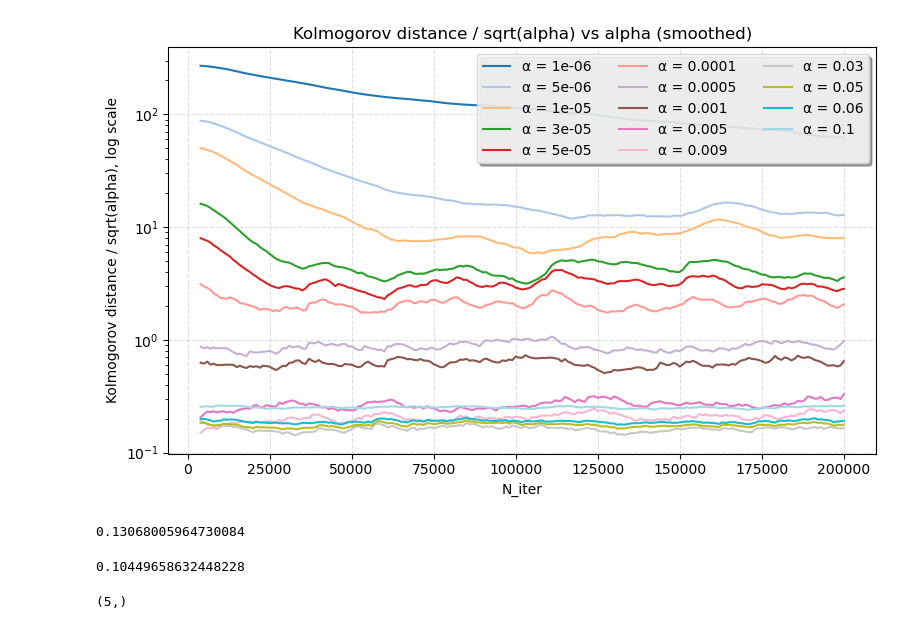
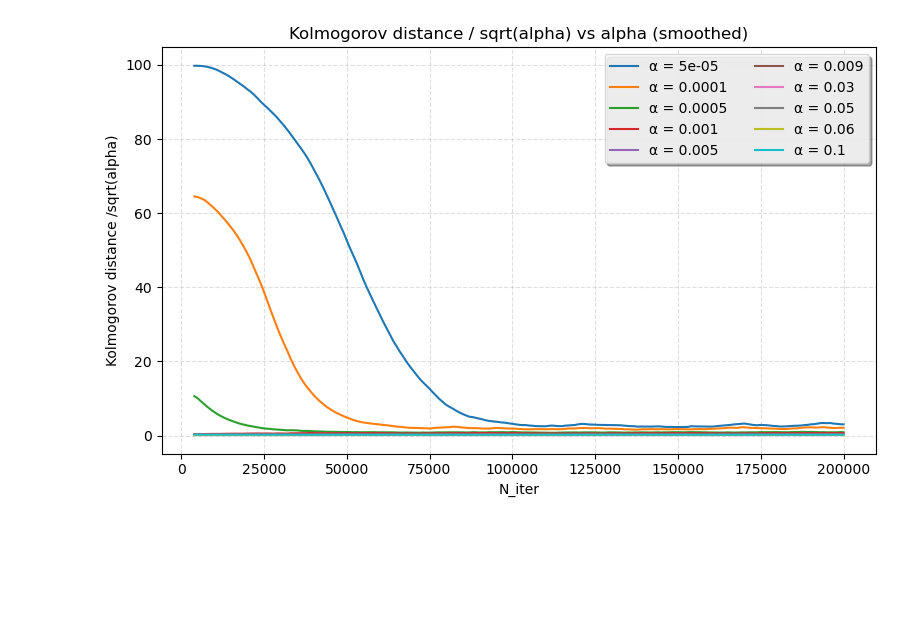
Before and after one commit to marina-shesha/On-the-Rate-of-Gaussian-Approximation-for-Linear-Regression-Problems, a Jupyter notebook: plot.ipynb, the cells around one changed output. Saved outputs shown, nothing was run; the diff lists cells and outputs as text; code cells hidden in the pictures; blank space fills up the shorter version.

```diff
--- a/plot.ipynb
+++ b/plot.ipynb
@@ -51,7 +73,7 @@ def get_kd_alpha(u, theta_hat_histories, n_trajectories, a, theta_true):
     kd_s = []
     for n in range(3, theta_hat_histories.shape[1]):
         data = data_to_proj(theta_hat_histories[:, n,:], u, n_trajectories, a, theta_true)
-        kd = kolmogorov_distance_to_normal(data, a, n)
+        kd = kolmogorov_distance_to_normal(data, a, n, u)
         kd_s.append(kd)
     return kd_s
 # %%
@@ -116,7 +135,7 @@ plt.show()
 # %%
 fig, ax = plt.subplots(figsize=(8, 5))
 
-alphas = np.array([1.0e-04, 2.0e-04, 1.0e-03, 2.0e-03, 1.0e-02, 1.8e-02, 6.0e-02, 1.0e-01, 1.2e-01])#np.array([0.000001, 0.000005, 0.00001,0.00003, 0.00005, 0.0001,0.0005, 0.001, 0.005, 0.009, 0.03, 0.05, 0.06, 0.1])
+alphas = np.array([5e-5, 1e-4, 5e-4, 1e-3, 5e-3, 9e-03, 3e-2, 5e-2, 6e-2, 0.1])#np.array([0.000001, 0.000005, 0.00001,0.00003, 0.00005, 0.0001,0.0005, 0.001, 0.005, 0.009, 0.03, 0.05, 0.06, 0.1])
 
 # предполагаем, что kd_s_norm — это список из 5 массивов одинаковой длины
 # например kd_s_norm[a].shape == (K,)
@@ -166,8 +233,7 @@ def ema(y, alpha=0.1):
 
 fig, ax = plt.subplots(figsize=(8, 5))
 
-alphas = np.array([0.000001, 0.000005, 0.00001,0.00003, 0.00005, 0.0001,0.0005, 0.001, 0.005, 0.009, 0.03, 0.05, 0.06, 0.1])
-
+alphas =  np.array([5e-5, 1e-4, 5e-4, 1e-3, 5e-3, 9e-03, 3e-2, 5e-2, 6e-2, 0.1])
 for i, a in enumerate(alphas):
     y = kd_s[i]
     x = np.arange(200001)[999::1000][3:]
@@ -186,8 +252,8 @@ ax.set_xlabel("N_iter")
 ax.set_ylabel("Kolmogorov distance, log scale")
 ax.set_title("Kolmogorov distance vs α (smoothed)")
 ax.grid(True, linestyle="--", alpha=0.4)
-# ax.set_yscale('log')
+ax.set_yscale('log')
 plt.tight_layout()
 plt.show()
-fig.savefig("Kolmogorov distance_smoothed.pdf",format='pdf')
+fig.savefig("Kolmogorov_distance_smoothed_log_scale_new.pdf",format='pdf')
 # %% [output]
@@ -195,8 +261,7 @@ fig.savefig("Kolmogorov distance_smoothed.pdf",format='pdf')
 # %%
 fig, ax = plt.subplots(figsize=(8, 5))
 
-alphas = np.array([0.000001, 0.000005, 0.00001,0.00003, 0.00005, 0.0001,0.0005, 0.001, 0.005, 0.009, 0.03, 0.05, 0.06, 0.1])
-
+alphas =  np.array([5e-5, 1e-4, 5e-4, 1e-3, 5e-3, 9e-03, 3e-2, 5e-2, 6e-2, 0.1])
 # предполагаем, что kd_s_norm — это список из 5 массивов одинаковой длины
 # например kd_s_norm[a].shape == (K,)
 # тогда ось X можно делать через np.arange(len(kd_s_norm[a]))
@@ -214,12 +279,12 @@ leg.get_frame().set_alpha(0.8)
 
 # подписи и сетка
 ax.set_xlabel("N_iter")
-ax.set_ylabel("Kolmogorov distance distance/sqrt(alpha), log scale")
-ax.set_title("Kolmogorov distance/sqrt(alpha) vs alpha (smoothed)")
+ax.set_ylabel("Kolmogorov distance /sqrt(alpha), log scale")
+ax.set_title("Kolmogorov distance / sqrt(alpha) vs alpha (smoothed)")
 ax.grid(True, linestyle="--", alpha=0.4)
 ax.set_yscale('log')
 
 plt.tight_layout()
 plt.show()
-fig.savefig("Kolmogorov_distance_sqrt(alpha)_smoothed.pdf",format='pdf')
+fig.savefig("Kolmogorov_distance_sqrt(alpha)_smoothed_log_scale_new.pdf",format='pdf')
 # %% [output]
@@ -227,46 +292,31 @@ fig.savefig("Kolmogorov_distance_sqrt(alpha)_smoothed.pdf",format='pdf')
 # %%
-import numpy as np
-import matplotlib.pyplot as plt
-
 fig, ax = plt.subplots(figsize=(8, 5))
 
-alphas = np.array([0.000001, 0.000005, 0.00001, 0.00003, 0.00005,
-                   0.0001, 0.0005, 0.001, 0.005, 0.009, 0.03,
-                   0.05, 0.06, 0.1])
+alphas =  np.array([5e-5, 1e-4, 5e-4, 1e-3, 5e-3, 9e-03, 3e-2, 5e-2, 6e-2, 0.1])
+# предполагаем, что kd_s_norm — это список из 5 массивов одинаковой длины
+# например kd_s_norm[a].shape == (K,)
+# тогда ось X можно делать через np.arange(len(kd_s_norm[a]))
 
-# берём colormap с большим числом различимых цветов
-cmap = plt.get_cmap('tab20')  # можно попробовать 'tab20', 'tab20b', 'tab20c', 'viridis', 'plasma', ...
-colors = cmap(np.linspace(0, 1, len(alphas)))
-
-for i, a in enumerate(alphas):
-    y = kd_s_norm[i]
+for a in range(len(alphas)):
+    y = kd_s_norm[a]
     x = np.arange(200001)
     x = x[999::1000][3:]
     y_smooth = ema(y)
+    ax.plot(x, y_smooth, label=f"α = {alphas[a]}")
 
-    ax.plot(x, y_smooth,
-            label=f"α = {a}",
-            color=colors[i])  # <-- задаём свой цвет
-
-leg = ax.legend(loc='best', ncol=3, shadow=True, fancybox=True)
+# легенда
+leg = ax.legend(loc='best', ncol=2, shadow=True, fancybox=True)
 leg.get_frame().set_alpha(0.8)
 
+# подписи и сетка
 ax.set_xlabel("N_iter")
-ax.set_ylabel("Kolmogorov distance / sqrt(alpha), log scale")
+ax.set_ylabel("Kolmogorov distance /sqrt(alpha)")
 ax.set_title("Kolmogorov distance / sqrt(alpha) vs alpha (smoothed)")
 ax.grid(True, linestyle="--", alpha=0.4)
-ax.set_yscale('log')
+# ax.set_yscale('log')
 
 plt.tight_layout()
 plt.show()
-# fig.savefig("Kolmogorov_distance_sqrt(alpha)_smoothed.pdf", format='pdf')
+fig.savefig("Kolmogorov_distance_sqrt(alpha)_smoothed_new.pdf",format='pdf')
 # %% [output]
-[figure, old version]
+[figure, new version]
-# %%
-np.array(kd_s)[2,-1]
-# %% [output]
-0.13068005964730084
-# %%
-np.array(kd_s)[3,-69]
-# %% [output]
-0.10449658632448228
@@ -282,4 +322,0 @@ u /= np.linalg.norm(u)
-# %%
-u.shape
-# %% [output]
-(5,)
```
Also changed, not shown: parts of 25 cells of this notebook, 2 other files.
